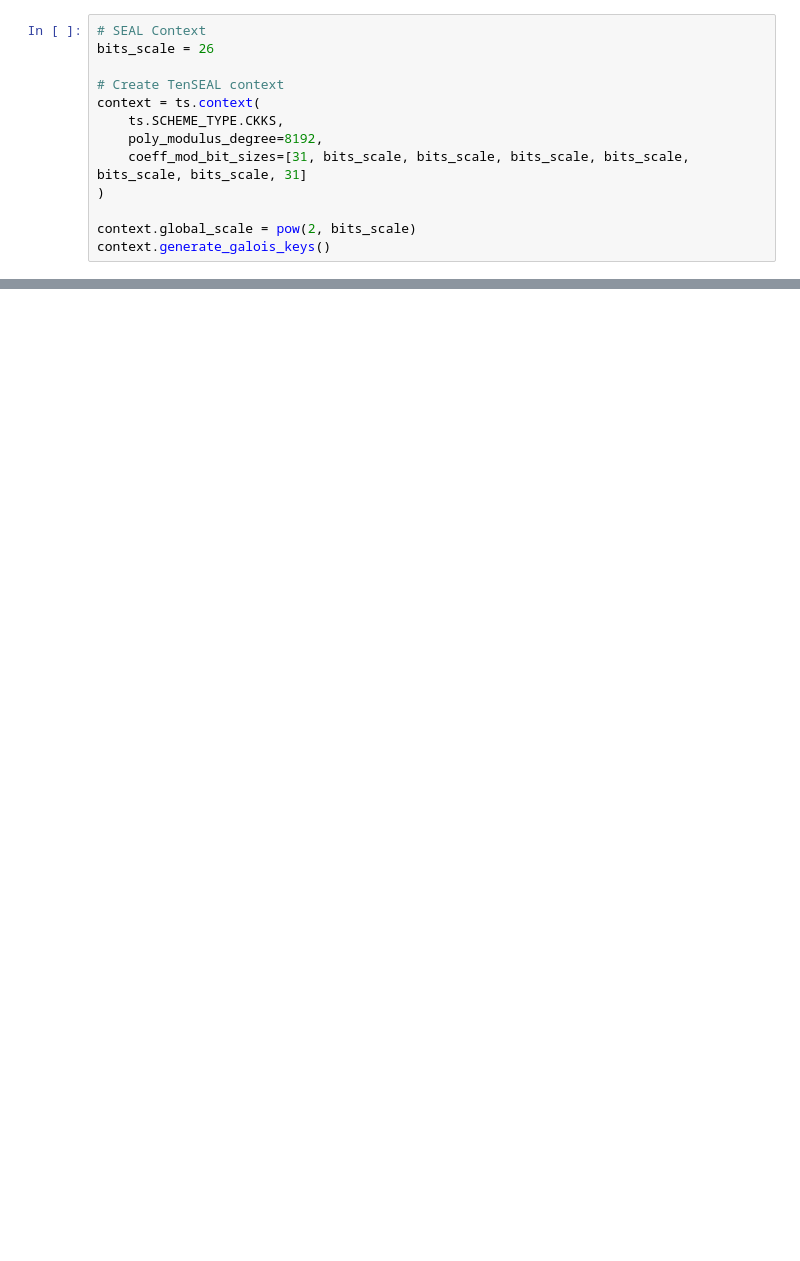
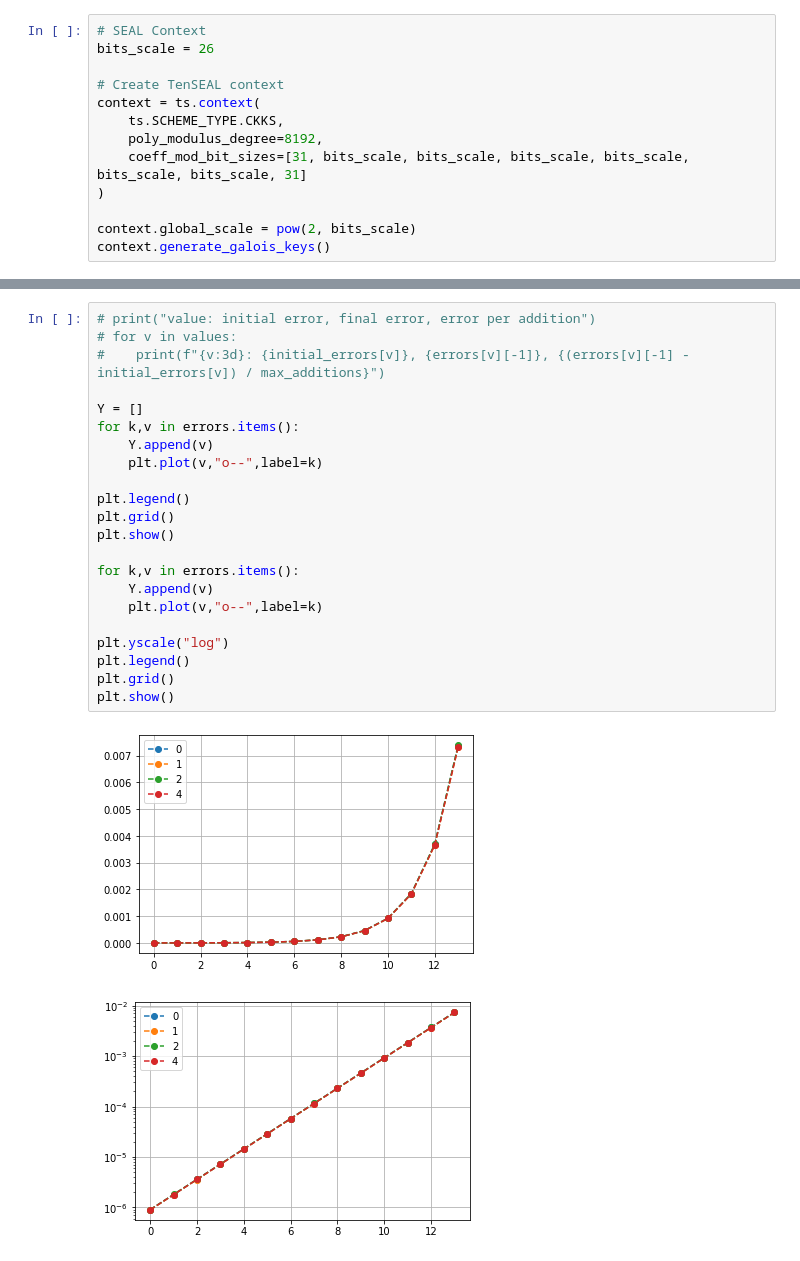
Before and after one commit to MartinNoc/SMiLe, a Jupyter notebook: demos/TenSEAL/noise_and_error.ipynb, the cells around one changed output, grey strips where cells are left out. Drawn from its saved outputs; the diff is of its cells as text; blank space fills up the shorter version.

```diff
--- a/demos/TenSEAL/noise_and_error.ipynb
+++ b/demos/TenSEAL/noise_and_error.ipynb
@@ -257,0 +416,25 @@ Error: Session cannot generate requests
+# %%
+# print("value: initial error, final error, error per addition")
+# for v in values:
+#    print(f"{v:3d}: {initial_errors[v]}, {errors[v][-1]}, {(errors[v][-1] - initial_errors[v]) / max_additions}")
+
+Y = []
+for k,v in errors.items():
+    Y.append(v)
+    plt.plot(v,"o--",label=k)
+
+plt.legend()
+plt.grid()
+plt.show()
+
+for k,v in errors.items():
+    Y.append(v)
+    plt.plot(v,"o--",label=k)
+
+plt.yscale("log")
+plt.legend()
+plt.grid()
+plt.show()
+# %% [output]
+[figure, added]
+[figure, added]
```
Also changed, not shown: parts of 55 cells of this notebook, 1 other file.
